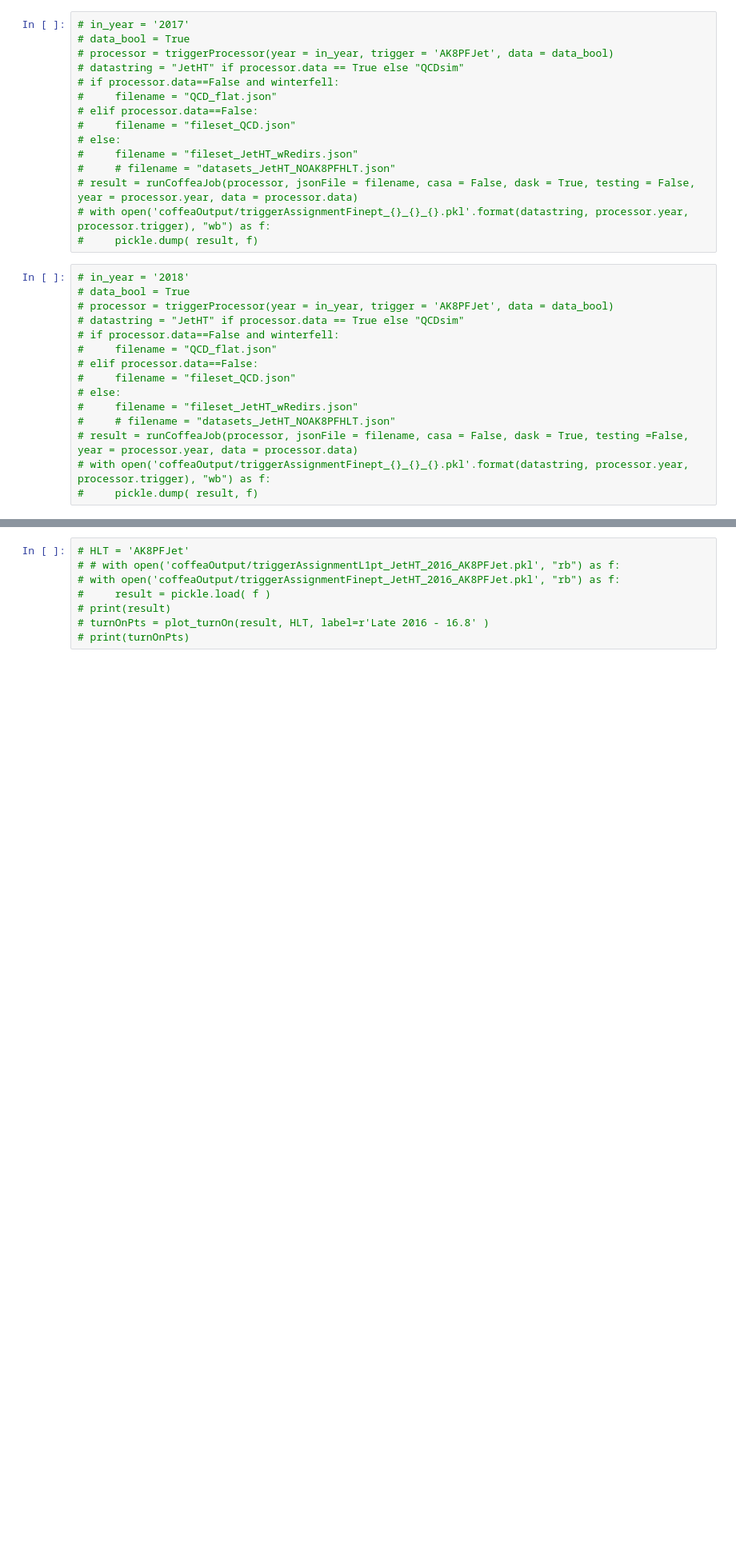
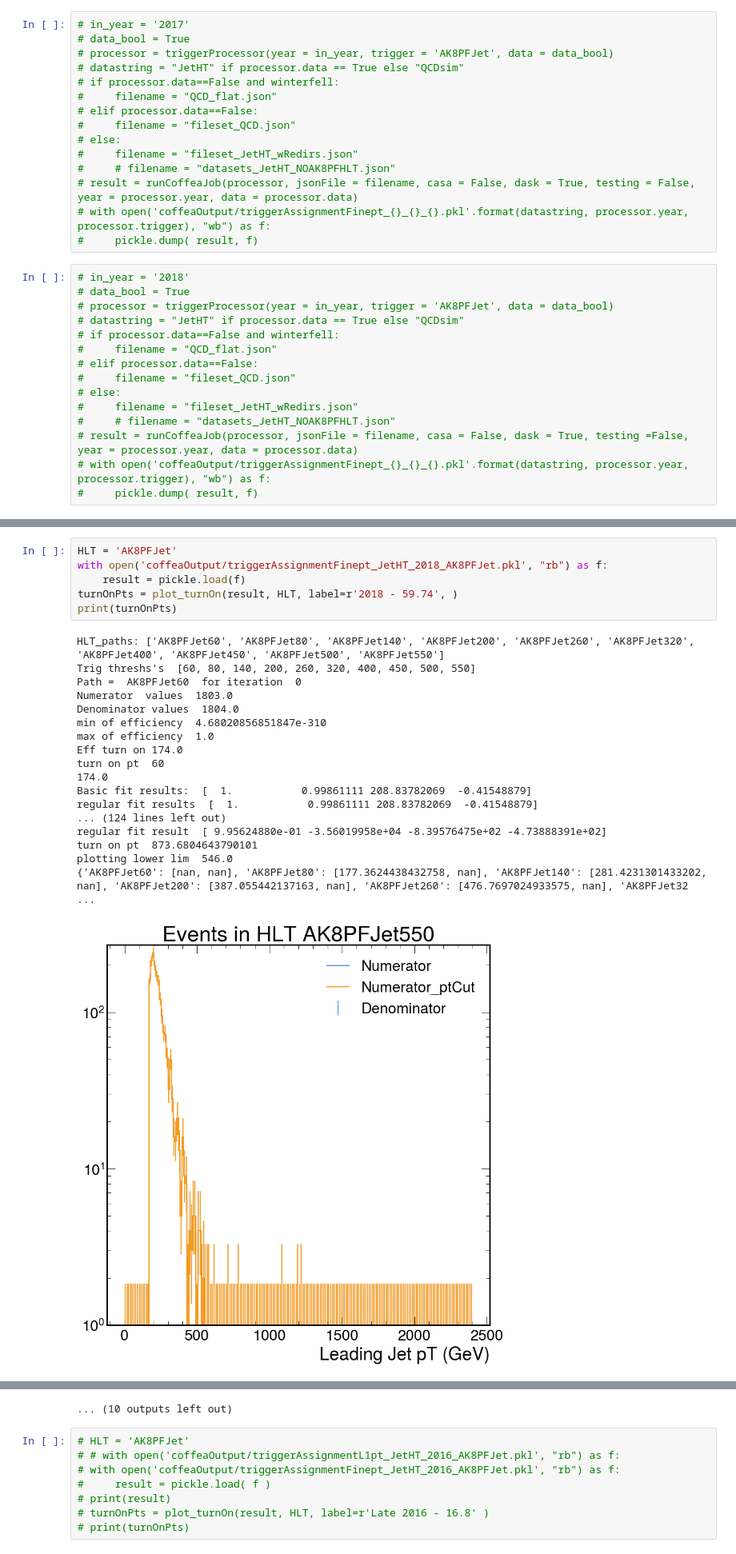
Before and after one commit to laurenhay/GluonJetMass, a Jupyter notebook: applyPrescales.ipynb, the cells around one changed output, grey strips where cells are left out. Shown at 80% size. Cells and saved outputs as stored; diff of their text form; blank space fills up the shorter version.

```diff
--- a/applyPrescales.ipynb
+++ b/applyPrescales.ipynb
@@ -257,3 +258,28 @@ def plot_turnOn(result, HLT, label):
 #"2016":16.8
 # %% [output]
 rv_cont fit function:  <__main__.cust_erf object at 0x...>
+# %%
+HLT = 'AK8PFJet'
+with open('coffeaOutput/triggerAssignmentFinept_JetHT_2018_AK8PFJet.pkl', "rb") as f:
+    result = pickle.load(f)
+turnOnPts = plot_turnOn(result, HLT, label=r'2018 - 59.74', )
+print(turnOnPts)
+# %% [output]
+HLT_paths: ['AK8PFJet60', 'AK8PFJet80', 'AK8PFJet140', 'AK8PFJet200', 'AK8PFJet260', 'AK8PFJet320', 'AK8PFJet400', 'AK8PFJet450', 'AK8PFJet500', 'AK8PFJet550']
+Trig threshs's  [60, 80, 140, 200, 260, 320, 400, 450, 500, 550]
+Path =  AK8PFJet60  for iteration  0
+Numerator  values  1803.0
+Denominator values  1804.0
+min of efficiency  4.68020856851847e-310
+max of efficiency  1.0
+Eff turn on 174.0
+turn on pt  60
+174.0
+Basic fit results:  [  1.           0.99861111 208.83782069  -0.41548879]
+regular fit results  [  1.           0.99861111 208.83782069  -0.41548879]
+... (124 lines left out)
+regular fit result  [ 9.95624880e-01 -3.56019958e+04 -8.39576475e+02 -4.73888391e+02]
+turn on pt  873.6804643790101
+plotting lower lim  546.0
+{'AK8PFJet60': [nan, nan], 'AK8PFJet80': [177.3624438432758, nan], 'AK8PFJet140': [281.4231301433202, nan], 'AK8PFJet200': [387.055442137163, nan], 'AK8PFJet260': [476.7697024933575, nan], 'AK8PFJet32 ...
+[figure, added]
@@ -260,3 +296,4 @@ rv_cont fit function:  <__main__.cust_erf object at 0x...>
+... (10 outputs left out)
 # %%
 # HLT = 'AK8PFJet'
 # # with open('coffeaOutput/triggerAssignmentL1pt_JetHT_2016_AK8PFJet.pkl', "rb") as f:
```
Also changed, not shown: parts of 11 cells of this notebook, 18 other files.
